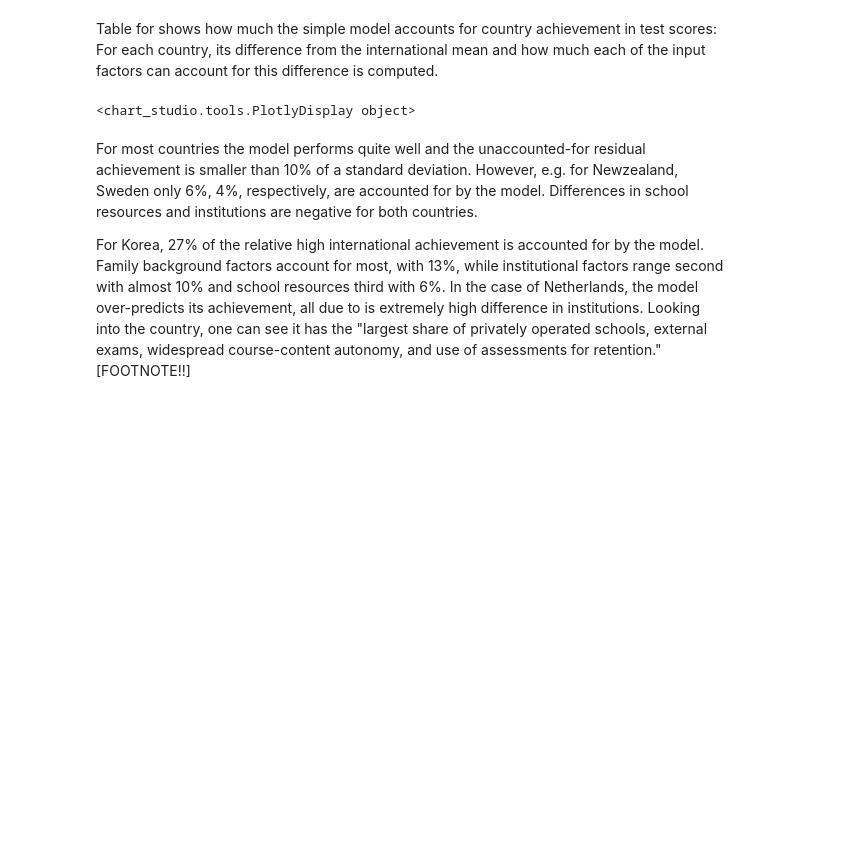
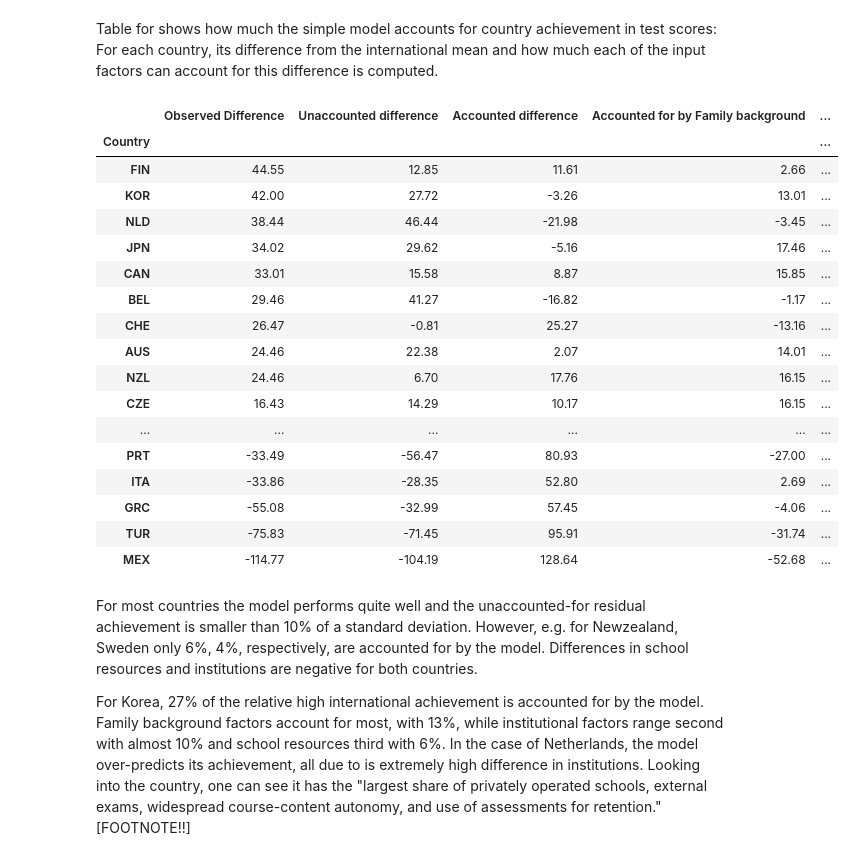
Before and after one commit to MVBrinker/student-project-ELJust, a Jupyter notebook: Woessmann_School_System.ipynb, the cells around one changed output. Saved outputs shown, nothing was run; the diff lists cells and outputs as text; code cells hidden in the pictures; blank space fills up the shorter version.

```diff
--- a/Woessmann_School_System.ipynb
+++ b/Woessmann_School_System.ipynb
@@ -330,51 +337,53 @@ df_table4 = pd.DataFrame(
 
 reg_dev_mean = smf.ols(formula = 'pv1math ~ fam + res + ins', data=df_table4).fit()
 
 #predict accounted difference from International mean
 xb_resid = reg_dev_mean.predict()
 xb_resid = pd.DataFrame(data=xb_resid)
 
 # unaccounted difference
 unacc_diff = df_table4['pv1math'] - xb_resid
 
 # get the values for how much each input factor accounts for the
 #accounted difference per country
 xb_fam = df_table4['fam'] *reg_dev_mean.params[1]
 xb_fam_df = pd.DataFrame(data=xb_fam)
 xb_res = df_table4['res'] *reg_dev_mean.params[2]
 xb_res_df = pd.DataFrame(data=xb_res)
 xb_ins = df_table4['ins'] *reg_dev_mean.params[3]
 xb_ins_df = pd.DataFrame(data=xb_ins)
 
 # Create new dataset in preparation
 h = -(df_table4['pv1math'])
 h_df = pd.DataFrame(data=h)
 
 df5 = pd.concat([df2['cnt'], df_table4['pv1math'], xb_resid, unacc_diff[0], xb_fam_df, xb_res_df, xb_ins_df, h_df], axis =1)
 df5.columns = ['Country', 'pv1math', 'xb', 'unacc_diff', 'fam', 'res', 'ins', 'h']
 sorted_df5= df5.sort_values(by=['h'])
 table4 = sorted_df5.drop(['h'], axis=1)
+table4.columns =['Country', 'Observed Difference','Unaccounted difference', 'Accounted difference', 'Accounted for by Family background', 'Accounted for by School resources', 'Accounted for by Institutions']
 
 table4 = table4.round(2)
-
-# Make a table equivalent to Table 4
-trace = go.Table(
-    columnwidth = [50, 50,50 ,50, 50, 50, 50],
-    header=dict(values=['', 'Observed Difference','Unaccounted difference', 'Accounted difference', 'Accounted for by Family background', 'Accounted for by School resources', 'Accounted for by Institutions'],
-               align = ['center']),
-    cells=dict(values= [[table4['Country']],
-                       [table4['pv1math']],
-                        [table4['unacc_diff']],
-                       [table4['xb']],
-                       [table4['fam']],
-                       [table4['res']],
-                       [table4['ins']]],
-               align = ['left', 'center']))
-
-data = [trace]
-py.iplot(data, filename = 'Woessmann Table 4')
+table4.set_index('Country')
 # %% [output]
-<chart_studio.tools.PlotlyDisplay object>
+|  | Observed Difference | Unaccounted difference | Accounted difference | Accounted for by Family background | ... |
+| Country |  |  |  |  | ... |
+| FIN | 44.55 | 12.85 | 11.61 | 2.66 | ... |
+| KOR | 42.00 | 27.72 | -3.26 | 13.01 | ... |
+| NLD | 38.44 | 46.44 | -21.98 | -3.45 | ... |
+| JPN | 34.02 | 29.62 | -5.16 | 17.46 | ... |
+| CAN | 33.01 | 15.58 | 8.87 | 15.85 | ... |
+| BEL | 29.46 | 41.27 | -16.82 | -1.17 | ... |
+| CHE | 26.47 | -0.81 | 25.27 | -13.16 | ... |
+| AUS | 24.46 | 22.38 | 2.07 | 14.01 | ... |
+| NZL | 24.46 | 6.70 | 17.76 | 16.15 | ... |
+| CZE | 16.43 | 14.29 | 10.17 | 16.15 | ... |
+| ... | ... | ... | ... | ... | ... |
+| PRT | -33.49 | -56.47 | 80.93 | -27.00 | ... |
+| ITA | -33.86 | -28.35 | 52.80 | 2.69 | ... |
+| GRC | -55.08 | -32.99 | 57.45 | -4.06 | ... |
+| TUR | -75.83 | -71.45 | 95.91 | -31.74 | ... |
+| MEX | -114.77 | -104.19 | 128.64 | -52.68 | ... |
 # %% [markdown]
 For most countries the model performs quite well and the unaccounted-for residual achievement is smaller than 10% of a standard deviation. However, e.g. for Newzealand, Sweden only 6%, 4%, respectively, are accounted for by the model. Differences in school resources and institutions are negative for both countries.
 
```
Also changed, not shown: parts of 5 cells of this notebook.
